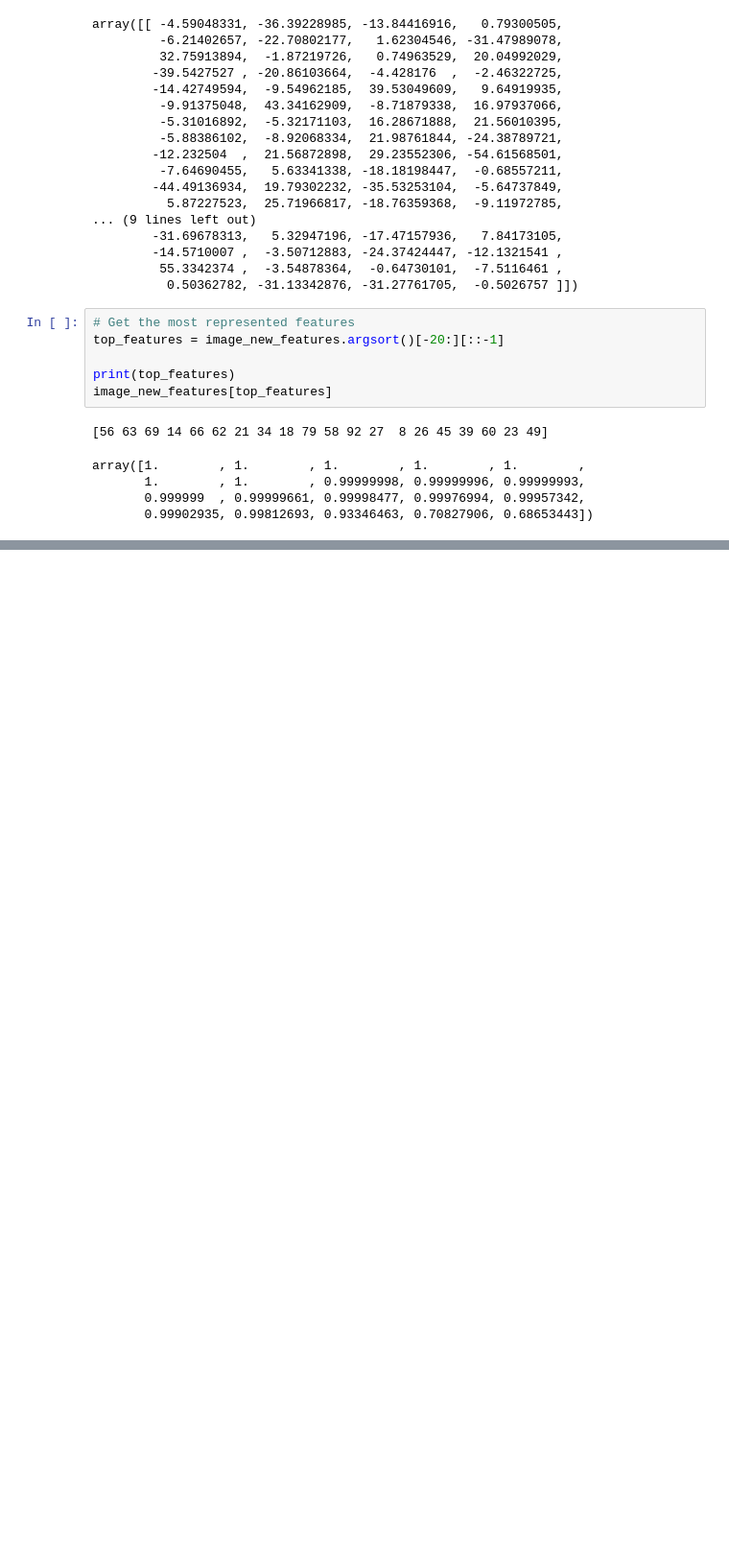
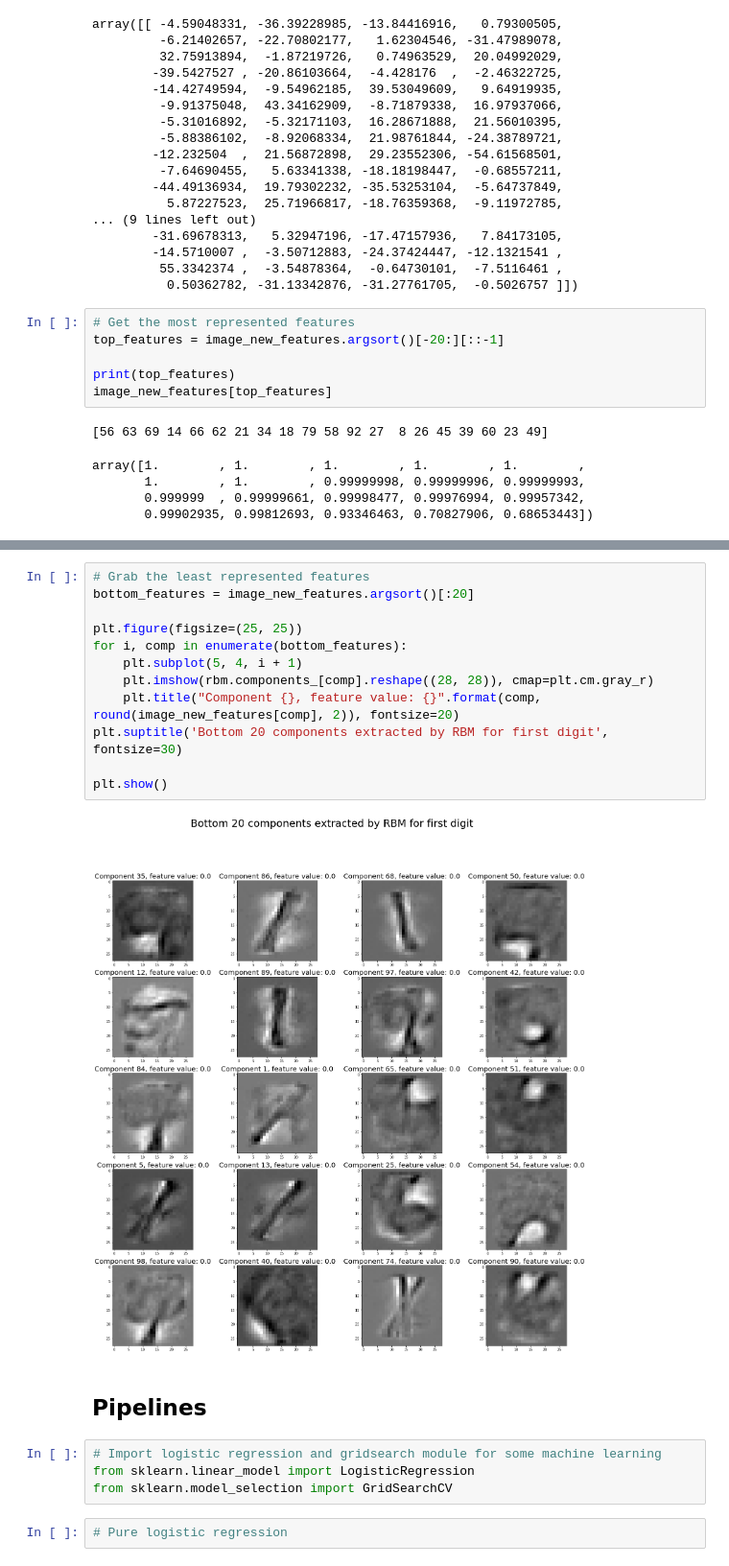
Before and after one commit to yungshun317/feature-learning, a Jupyter notebook: mnist_dataset.ipynb, the cells around one changed output, grey strips where cells are left out. Shown: that part at 96% size. Cells and saved outputs as stored; diff of their text form; blank space fills up the shorter version.

Commit message:
Use RBMs in a machine learning pipeline and load the Text8Corpus dataset for creating Word2Vec embeddings

```diff
--- a/mnist_dataset.ipynb
+++ b/mnist_dataset.ipynb
@@ -260,0 +273,22 @@ array([1.        , 1.        , 1.        , 1.        , 1.        ,
+# %%
+# Grab the least represented features
+bottom_features = image_new_features.argsort()[:20]
+
+plt.figure(figsize=(25, 25))
+for i, comp in enumerate(bottom_features):
+    plt.subplot(5, 4, i + 1)
+    plt.imshow(rbm.components_[comp].reshape((28, 28)), cmap=plt.cm.gray_r)
+    plt.title("Component {}, feature value: {}".format(comp, round(image_new_features[comp], 2)), fontsize=20)
+plt.suptitle('Bottom 20 components extracted by RBM for first digit', fontsize=30)
+
+plt.show()
+# %% [output]
+[figure, added]
+# %% [markdown]
+## Pipelines
+# %%
+# Import logistic regression and gridsearch module for some machine learning
+from sklearn.linear_model import LogisticRegression
+from sklearn.model_selection import GridSearchCV
+# %%
+# Pure logistic regression
```
Also changed, not shown: parts of 10 cells of this notebook, 1 other file.
